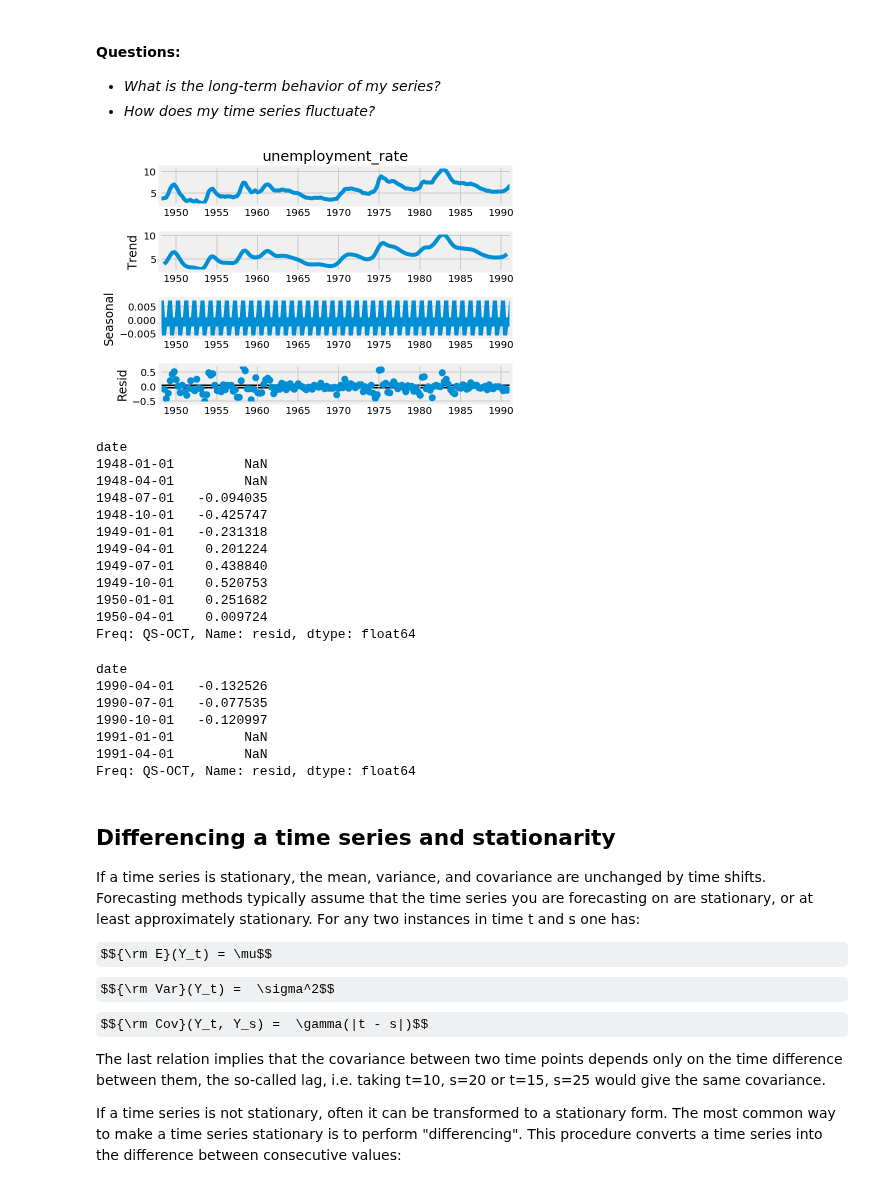
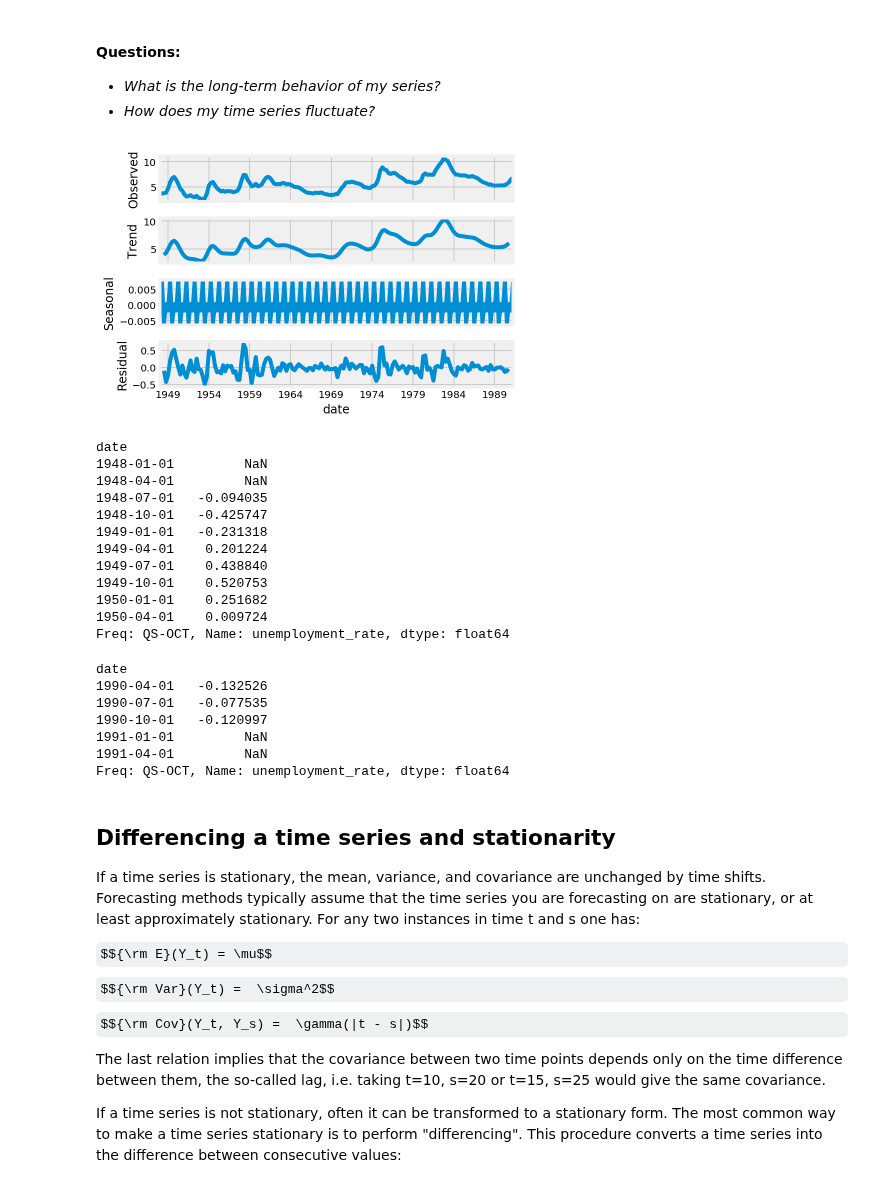
Before and after one commit to a3o1m2/DSI11-lessons, a Jupyter notebook: week09/day3_timeseries_basics/autocorrelations-lesson/timeseries-autocorrelations-starter-code.ipynb, the cells around one changed output. Saved outputs shown, nothing was run; the diff lists cells and outputs as text; code cells hidden in the pictures; some formulas as TeX source.

```diff
--- a/week09/day3_timeseries_basics/autocorrelations-lesson/timeseries-autocorrelations-starter-code.ipynb
+++ b/week09/day3_timeseries_basics/autocorrelations-lesson/timeseries-autocorrelations-starter-code.ipynb
@@ -299,12 +302,16 @@ See also `seasonal_decompose` in `statsmodel.tsa.seasonal`.
 - *How does my time series fluctuate?*
 # %%
 from statsmodels.tsa.seasonal import seasonal_decompose
-# %%
-result = seasonal_decompose(urate, period=4)
-result.plot()
-plt.show()
-# %% [output]
-[figure, removed]
+# %%
+result = seasonal_decompose(urate, freq=4)
+result.plot()
+plt.show()
+
+# Trend here is the rolling average of window size = period.
+# Seasonal is a very small component here because: the period size should be closer to 3 years, also there's not
+# really a strong seasonal effect in unemployment, recessions don't occur so regularly
+# %% [output]
+[figure, added]
 # %%
 result.resid[:10]
 # %% [output]
@@ -319,7 +326,7 @@ date
 1949-10-01    0.520753
 1950-01-01    0.251682
 1950-04-01    0.009724
-Freq: QS-OCT, Name: resid, dtype: float64
+Freq: QS-OCT, Name: unemployment_rate, dtype: float64
 # %%
 result.resid.tail()
 # %% [output]
@@ -329,7 +336,7 @@ date
 1990-10-01   -0.120997
 1991-01-01         NaN
 1991-04-01         NaN
-Freq: QS-OCT, Name: resid, dtype: float64
+Freq: QS-OCT, Name: unemployment_rate, dtype: float64
 # %% [markdown]
 ## Differencing a time series and stationarity
 
```
Also changed, not shown: parts of 10 cells of this notebook, 7 other files.
